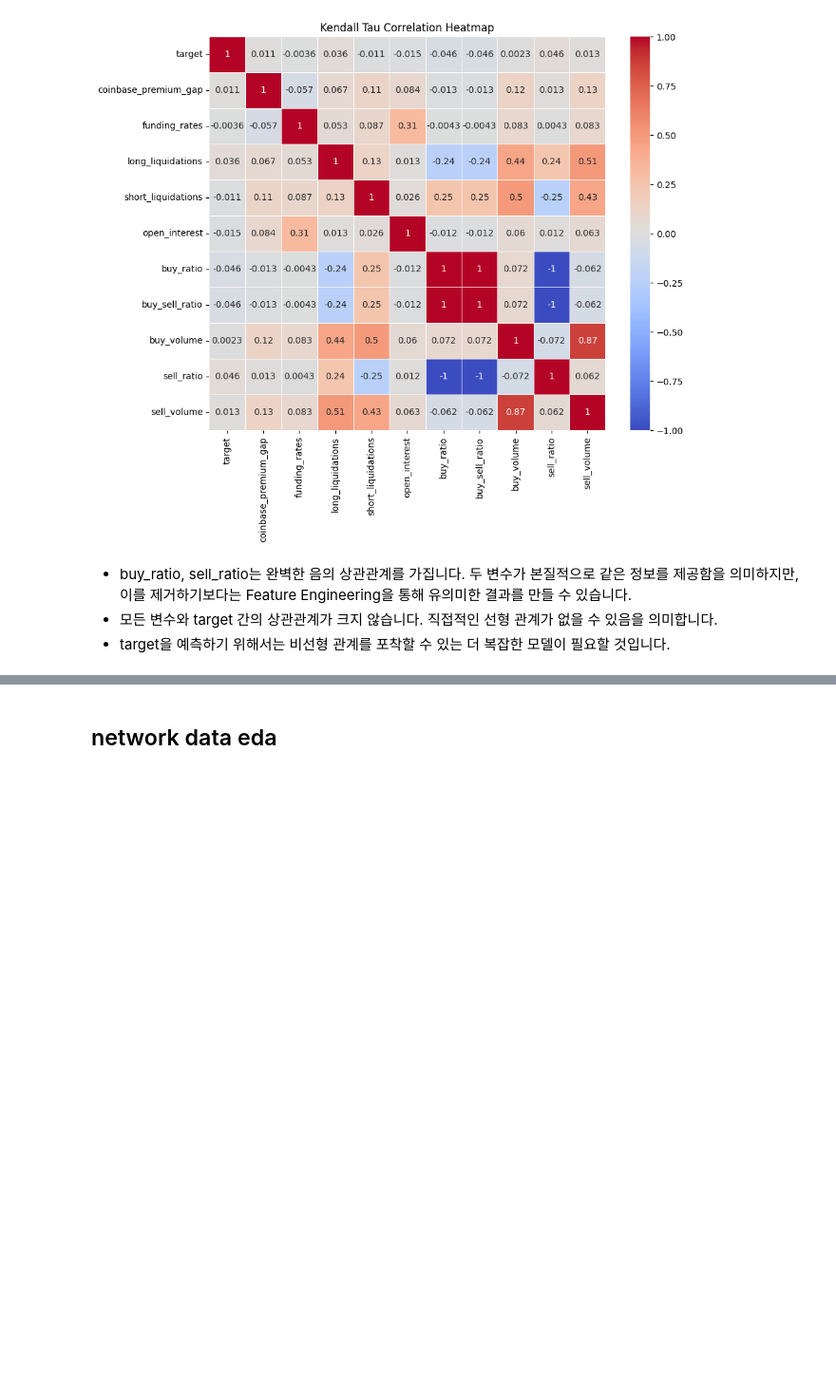
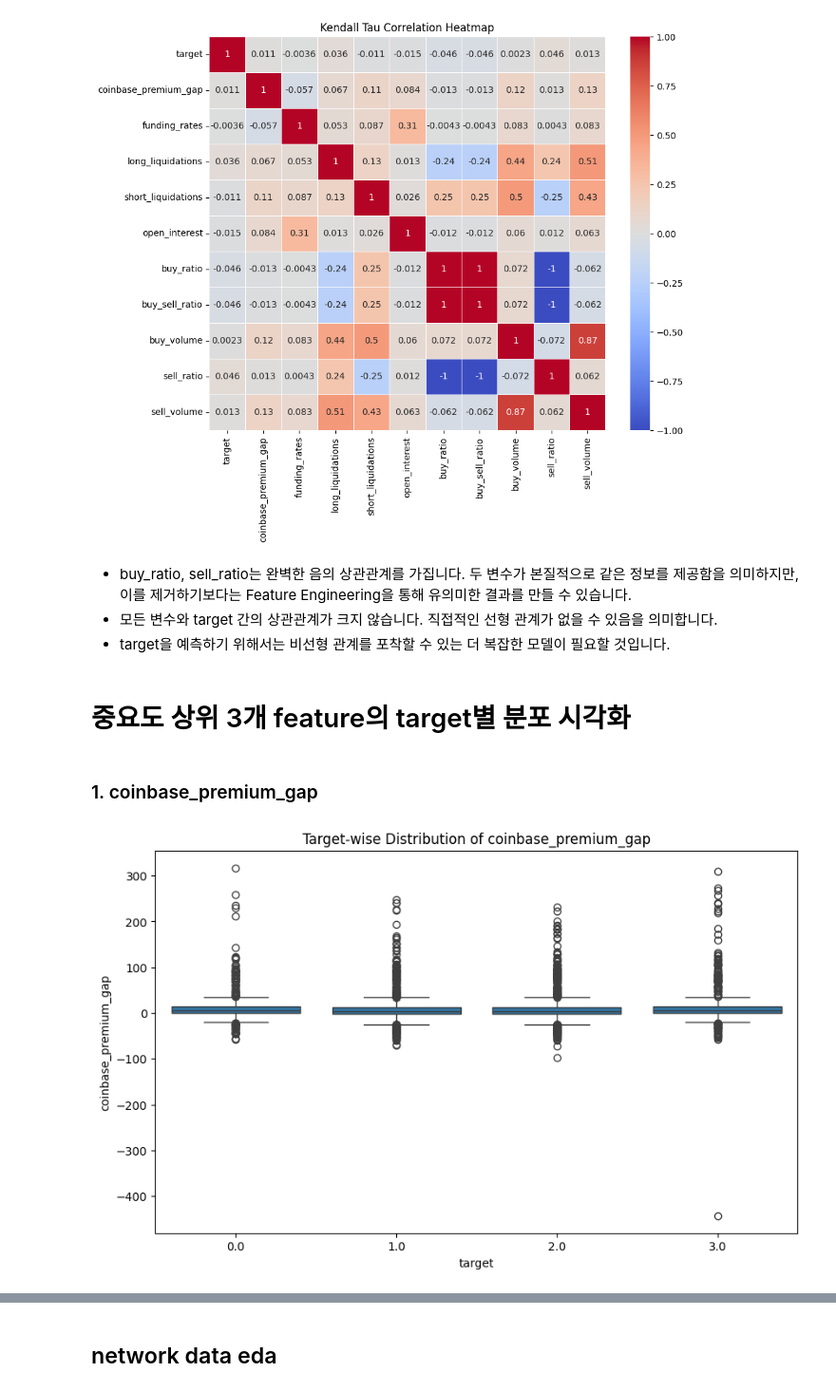
Before and after one commit to boostcampaitech7/level1-classificationinmachinelearning-recsys-10, a Jupyter notebook: eda_fe.ipynb, the cells around one changed output, grey strips where cells are left out. Shown at 95% size. Saved outputs shown, nothing was run; the diff lists cells and outputs as text; code cells hidden in the pictures; blank space fills up the shorter version.

```diff
--- a/eda_fe.ipynb
+++ b/eda_fe.ipynb
@@ -834,3 +834,19 @@ plt.show()
 - buy_ratio, sell_ratio는 완벽한 음의 상관관계를 가집니다. 두 변수가 본질적으로 같은 정보를 제공함을 의미하지만, 이를 제거하기보다는 Feature Engineering을 통해 유의미한 결과를 만들 수 있습니다.
 - 모든 변수와 target 간의 상관관계가 크지 않습니다. 직접적인 선형 관계가 없을 수 있음을 의미합니다.
 - target을 예측하기 위해서는 비선형 관계를 포착할 수 있는 더 복잡한 모델이 필요할 것입니다.
+# %% [markdown]
+# 중요도 상위 3개 feature의 target별 분포 시각화
+# %% [markdown]
+### 1. coinbase_premium_gap
+# %%
+# 상위 3개 피처 추출
+top_3_features = feature_importance.index[:3]
+
+# 타겟별 피처 분포 시각화
+feature = top_3_features[0]
+plt.figure(figsize=(10, 6))
+sns.boxplot(x='target', y=feature, data=eda_df_train_filtered)
+plt.title(f'Target-wise Distribution of {feature}')
+plt.show()
+# %% [output]
+[figure, added]
```
Also changed, not shown: parts of 10 cells of this notebook.
